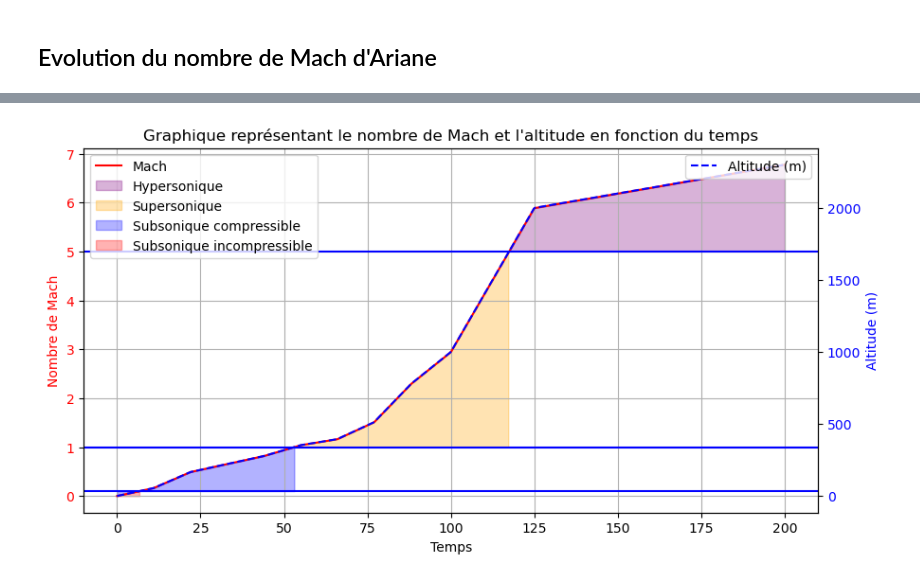
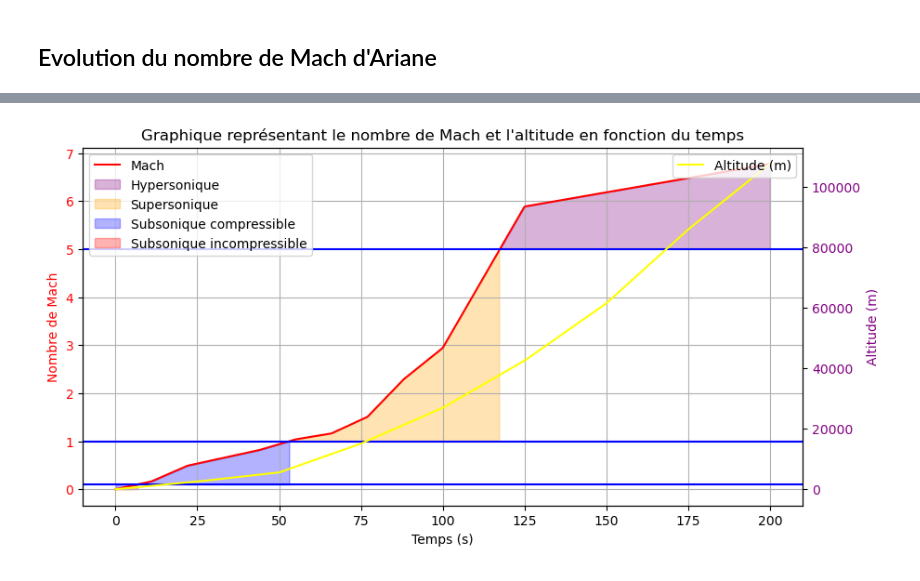
Before and after one commit to AeroLanceur/Propri-t-_aero, a Jupyter notebook: Ariane5.ipynb, the cells around one changed output, grey strips where cells are left out. Drawn from its saved outputs; the diff is of its cells as text; code cells hidden in the pictures.

```diff
--- a/Ariane5.ipynb
+++ b/Ariane5.ipynb
@@ -156,11 +121,7 @@ plt.show()
 # %%
-import numpy as np
-import matplotlib.pyplot as plt
-
-# Définition des paramètres (exemple)
 B = np.linspace(0, 200, 600)
 Nbr_mach = []
-alt = np.linspace(0, 100000, 600)
+
 
 for b in B:
     xp = [0, 11, 22, 33, 44, 55, 66, 77, 88, 100, 125, 200]
@@ -168,40 +129,44 @@ for b in B:
 
     y = np.interp(b, xp, yp)  # interpolation linéaire
 
-
-    # Calcul du nombre de Mach
     T = temperature(b, T0, Tz, T1, Tz1, Z1, Tz2, Z2, T3, Tz3)  # Fonction non définie ici
     a = vitesse_son(gamma, R, T)  # Fonction non définie ici
     mach = y / a
     Nbr_mach.append(mach)
+fig, ax1 = plt.subplots(figsize=(10, 5))
 
-# Création de la figure et des axes
-fig, ax1 = plt.subplots(figsize=(10, 5))
+alt = np.linspace(0, 100000, 600)
+altitude = []
+for b in B:
+    xp = [0,25,50,75,100,125,150,175,200]
+    yp = [0, 2546, 5538,15084 ,26923, 42552 , 61538, 86000,107692]
+    y = np.interp(b, xp, yp)
+    altitude.append(y)
 
 # Premier axe : Nombre de Mach
 ax1.plot(B, Nbr_mach, label="Mach", color="red")
 ax1.fill_between(B, Nbr_mach, 5, where=np.array(Nbr_mach) >= 5, color='purple', alpha=0.3, label="Hypersonique")
 ax1.fill_between(B, Nbr_mach, 1, where=(np.array(Nbr_mach) >= 1) & (np.array(Nbr_mach) <= 5), color='orange', alpha=0.3, label="Supersonique")
 ax1.fill_between(B, Nbr_mach, 0.1, where=(np.array(Nbr_mach) <= 1), color='blue', alpha=0.3, label="Subsonique compressible")
 ax1.fill_between(B, Nbr_mach, 0, where=(np.array(Nbr_mach) <= 0.1), color='red', alpha=0.3, label="Subsonique incompressible")
 ax1.axhline(y=1, color='b', linestyle='-')
 ax1.axhline(y=5, color='b', linestyle='-')
 ax1.axhline(y=0.1, color='b', linestyle='-')
 
-ax1.set_xlabel("Temps")
+ax1.set_xlabel("Temps (s)")
 ax1.set_ylabel("Nombre de Mach", color='red')
 ax1.tick_params(axis='y', labelcolor='red')
 ax1.legend(loc="upper left")
 ax1.grid(True)
 
 # Deuxième axe : Altitude en mètres
 ax2 = ax1.twinx()  # Crée un deuxième axe sur le même graphique
-ax2.plot(B, altitudes, label="Altitude (m)", color="blue", linestyle="dashed")
-ax2.set_ylabel("Altitude (m)", color='blue')
-ax2.tick_params(axis='y', labelcolor='blue')
+ax2.plot(B, altitude, label="Altitude (m)", color="yellow")
+ax2.set_ylabel("Altitude (m)", color='purple')
+ax2.tick_params(axis='y', labelcolor='purple')
 ax2.legend(loc="upper right")
 
 plt.title("Graphique représentant le nombre de Mach et l'altitude en fonction du temps")
 plt.show()
 # %% [output]
-[figure, old version]
+[figure, new version]
```
Also changed, not shown: parts of 2 cells of this notebook.
